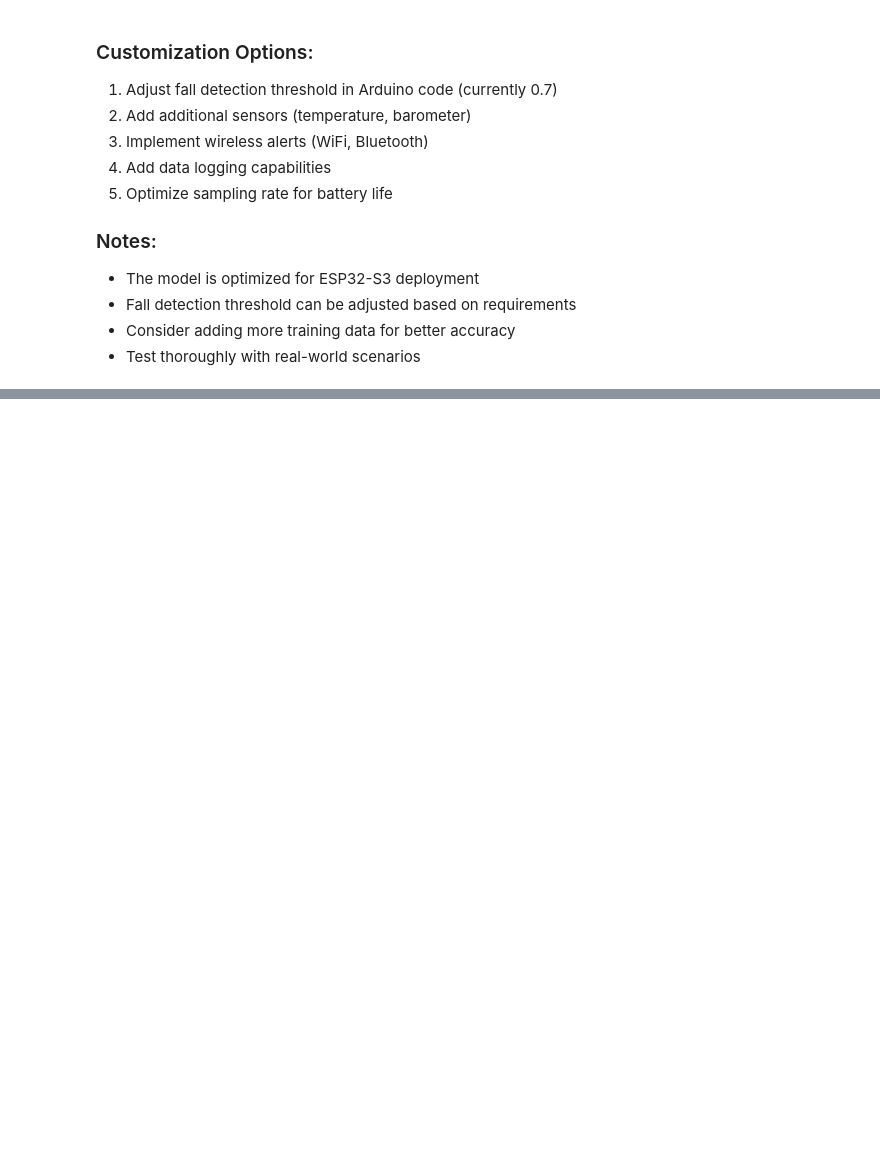
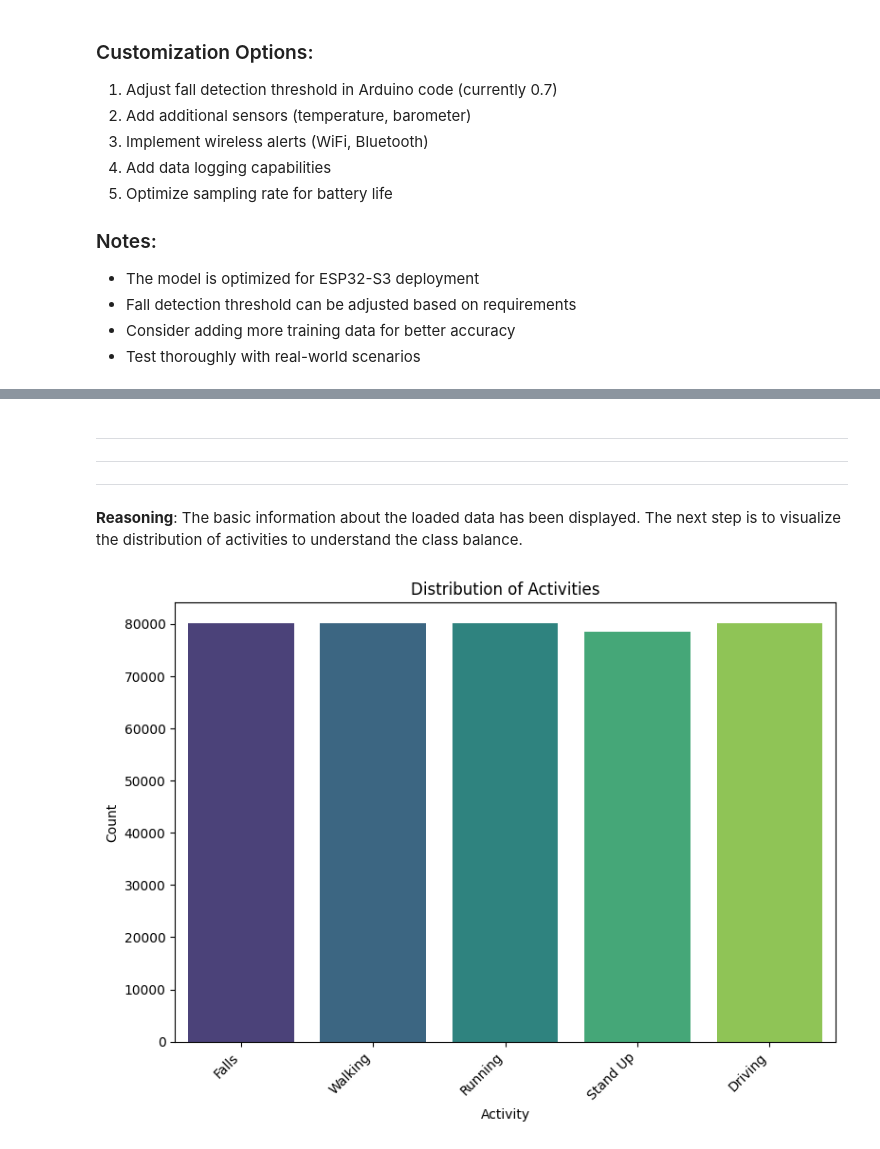
Before and after one commit to mochshultan/imu-cnn, a Jupyter notebook: elderly_fall_detection_cnn_lstm_attention.ipynb, the cells around one changed output, grey strips where cells are left out. Saved outputs shown, nothing was run; the diff lists cells and outputs as text; code cells hidden in the pictures; blank space fills up the shorter version.

```diff
--- a/elderly_fall_detection_cnn_lstm_attention.ipynb
+++ b/elderly_fall_detection_cnn_lstm_attention.ipynb
@@ -894,0 +1091,27 @@ print("="*60)
+# %% [markdown]
+
+
+---
+
+
+
+---
+
+
+
+---
+# %% [markdown]
+**Reasoning**:
+The basic information about the loaded data has been displayed. The next step is to visualize the distribution of activities to understand the class balance.
+# %%
+# Visualize the distribution of activities
+plt.figure(figsize=(8, 6))
+sns.countplot(data=df, x='Activity', palette='viridis')
+plt.title('Distribution of Activities')
+plt.xlabel('Activity')
+plt.ylabel('Count')
+plt.xticks(rotation=45, ha='right')
+plt.tight_layout()
+plt.show()
+# %% [output]
+[figure, added]
```
Also changed, not shown: parts of 19 cells of this notebook.
